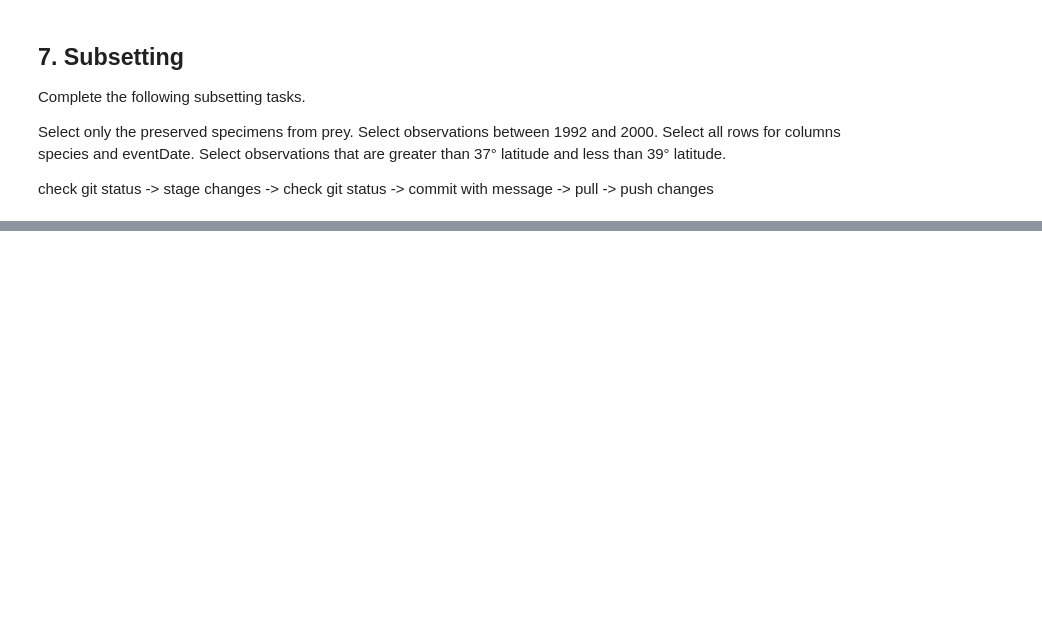
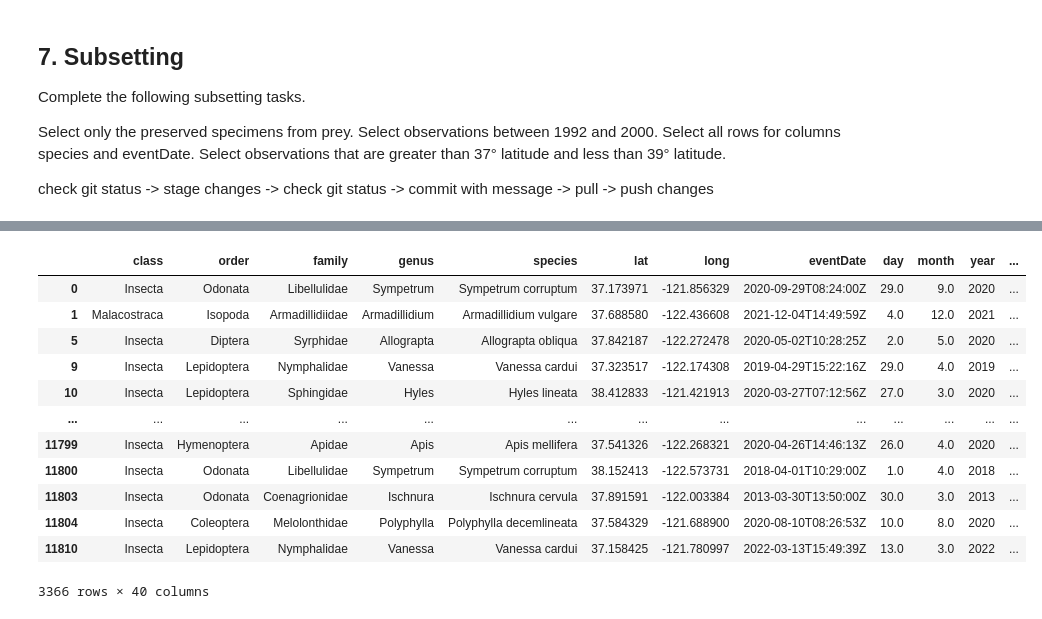
Before and after one commit to cllorey/eds220-2026-sections, a Jupyter notebook: section-1-data-selection-drylands.ipynb, the cells around one changed output, grey strips where cells are left out. Saved outputs shown, nothing was run; the diff lists cells and outputs as text; code cells hidden in the pictures; blank space fills up the shorter version.

```diff
--- a/section-1-data-selection-drylands.ipynb
+++ b/section-1-data-selection-drylands.ipynb
@@ -199,0 +286,17 @@ check git status -> stage changes -> check git status -> commit with message ->
+# %%
+prey_37_39 = prey[prey['lat'].between(37,39)]
+prey_37_39
+# %% [output]
+|  | class | order | family | genus | species | lat | long | eventDate | day | month | year | ... |
+| 0 | Insecta | Odonata | Libellulidae | Sympetrum | Sympetrum corruptum | 37.173971 | -121.856329 | 2020-09-29T08:24:00Z | 29.0 | 9.0 | 2020 | ... |
+| 1 | Malacostraca | Isopoda | Armadillidiidae | Armadillidium | Armadillidium vulgare | 37.688580 | -122.436608 | 2021-12-04T14:49:59Z | 4.0 | 12.0 | 2021 | ... |
+| 5 | Insecta | Diptera | Syrphidae | Allograpta | Allograpta obliqua | 37.842187 | -122.272478 | 2020-05-02T10:28:25Z | 2.0 | 5.0 | 2020 | ... |
+| 9 | Insecta | Lepidoptera | Nymphalidae | Vanessa | Vanessa cardui | 37.323517 | -122.174308 | 2019-04-29T15:22:16Z | 29.0 | 4.0 | 2019 | ... |
+| 10 | Insecta | Lepidoptera | Sphingidae | Hyles | Hyles lineata | 38.412833 | -121.421913 | 2020-03-27T07:12:56Z | 27.0 | 3.0 | 2020 | ... |
+| ... | ... | ... | ... | ... | ... | ... | ... | ... | ... | ... | ... | ... |
+| 11799 | Insecta | Hymenoptera | Apidae | Apis | Apis mellifera | 37.541326 | -122.268321 | 2020-04-26T14:46:13Z | 26.0 | 4.0 | 2020 | ... |
+| 11800 | Insecta | Odonata | Libellulidae | Sympetrum | Sympetrum corruptum | 38.152413 | -122.573731 | 2018-04-01T10:29:00Z | 1.0 | 4.0 | 2018 | ... |
+| 11803 | Insecta | Odonata | Coenagrionidae | Ischnura | Ischnura cervula | 37.891591 | -122.003384 | 2013-03-30T13:50:00Z | 30.0 | 3.0 | 2013 | ... |
+| 11804 | Insecta | Coleoptera | Melolonthidae | Polyphylla | Polyphylla decemlineata | 37.584329 | -121.688900 | 2020-08-10T08:26:53Z | 10.0 | 8.0 | 2020 | ... |
+| 11810 | Insecta | Lepidoptera | Nymphalidae | Vanessa | Vanessa cardui | 37.158425 | -121.780997 | 2022-03-13T15:49:39Z | 13.0 | 3.0 | 2022 | ... |
+3366 rows × 40 columns
```
Also changed, not shown: parts of 5 cells of this notebook.
